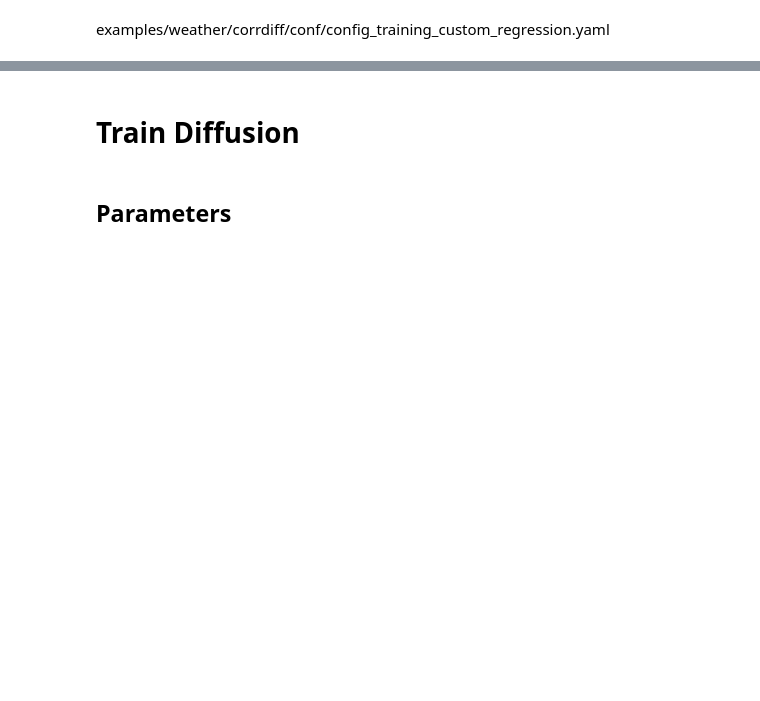
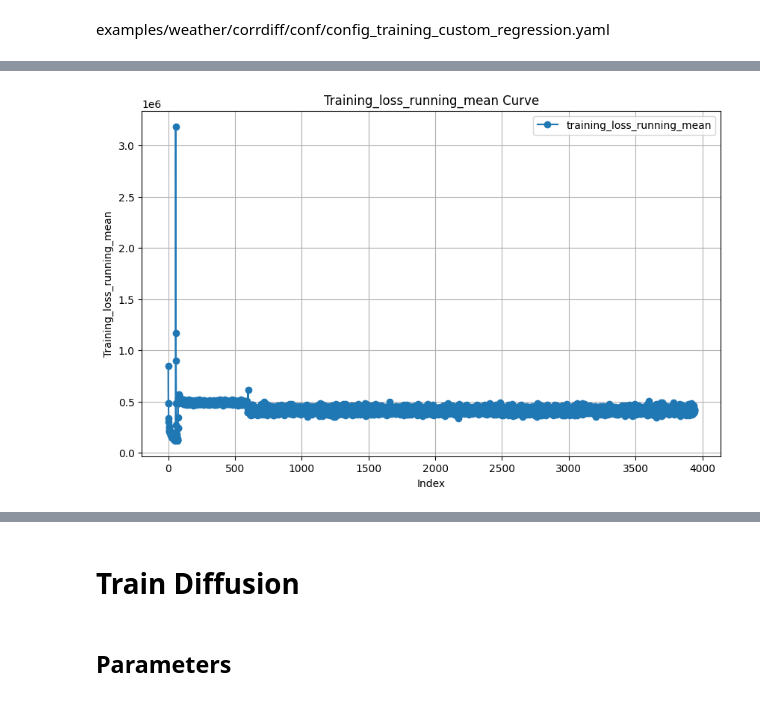
Before and after one commit to younes-abid/physicsnemo, a Jupyter notebook: notebooks/tutorials/cordiff/2-training.ipynb, the cells around one changed output, grey strips where cells are left out. Saved outputs shown, nothing was run; the diff lists cells and outputs as text; code cells hidden in the pictures; blank space fills up the shorter version.

Commit message:
add validation

```diff
--- a/notebooks/tutorials/cordiff/2-training.ipynb
+++ b/notebooks/tutorials/cordiff/2-training.ipynb
@@ -94,7 +161,8 @@ concat(OUT_DIR, OUTPUT_FILE, MULTIPLE_OF, PAD_VALUE, end)
 # %% [markdown]
 # Inspect the data
 # %%
-data_path = "/app/data/custom_data_1/ERA5_wrf_combined/custom_concat_train.nc"
+data_path = "/app/data/custom_data_1/ERA5_wrf_combined_concatenated/custom_concat_train.nc"
+data_path = "/app/data/custom_data_1/ERA5_wrf_combined_concatenated/custom_concat_validation.nc"
 # %%
 import netCDF4 as nc
 
@@ -206,0 +308,85 @@ W0807 14:08:46.021675 1127 torch/distributed/elastic/multiprocessing/api.py:900]
+# %%
+import pandas as pd
+import matplotlib.pyplot as plt
+import re
+import pprint
+
+def parse_file(file_path, metric_column):
+    """
+    Parse the file to extract useful lines with valid metric values.
+
+    Args:
+        file_path (str): Path to the file to be parsed.
+        metric_column (str): The name of the metric to extract (e.g., 'training_loss').
+
+    Returns:
+        list of dict: A list of dictionaries containing parsed data.
+    """
+    useful_lines = []
+    pattern = re.compile(rf"{metric_column}\s*([\d\.]+)")  # Regex to find "<metric_column>: <value>"
+
+    with open(file_path, 'r') as file:
+        for line in file:
+            match = pattern.search(line)
+            if match:
+                metric_value = float(match.group(1))
+                useful_lines.append({"line": line.strip(), metric_column: metric_value})
+
+    pprint.pprint(useful_lines[:5])  # Print the first 5 parsed lines for debugging
+    return useful_lines
+
+def load_to_dataframe(parsed_data):
+    """
+    Load parsed data into a Pandas DataFrame.
+
+    Args:
+        parsed_data (list of dict): Parsed data from the file.
+
+    Returns:
+        pd.DataFrame: DataFrame containing the parsed data.
+    """
+    df = pd.DataFrame(parsed_data)
+    return df
+
+def plot_metrics(df, metric_column='loss'):
+    """
+    Plot the metrics as a curve.
+
+    Args:
+        df (pd.DataFrame): DataFrame containing the metrics.
+        metric_column (str): Column name of the metric to plot.
+    """
+    plt.figure(figsize=(10, 6))
+    plt.plot(df.index, df[metric_column], marker='o', label=metric_column)
+    plt.title(f"{metric_column.capitalize()} Curve")
+    plt.xlabel("Index")
+    plt.ylabel(metric_column.capitalize())
+    plt.grid(True)
+    plt.legend()
+    plt.show()
+
+# Main function to tie everything together
+def plot_metric(file_path, metric_column='training_loss'):
+    """
+    Main function to parse the file, load data into a DataFrame, and plot metrics.
+
+    Args:
+        file_path (str): Path to the file to be processed.
+        metric_column (str): The name of the metric to extract and plot.
+    """
+    # Step 1: Parse the file
+    parsed_data = parse_file(file_path, metric_column)
+
+    # Step 2: Load data into a DataFrame
+    df = load_to_dataframe(parsed_data)
+
+    # Step 3: Plot the metrics
+    plot_metrics(df, metric_column=metric_column)
+
+# Example usage
+if __name__ == "__main__":
+    file_path = "/app/outputs/custom_regression.log"  # Replace with the actual file path
+    # training_loss_running_mean training_loss
+    metric_column = "training_loss_running_mean"  # Replace with the desired metric column name
+    plot_metric(file_path, metric_column)
+# %% [output]
@@ -206,0 +410 @@ W0807 14:08:46.021675 1127 torch/distributed/elastic/multiprocessing/api.py:900]
+[figure, added]
```
Also changed, not shown: parts of 20 cells of this notebook, 6 other files.
